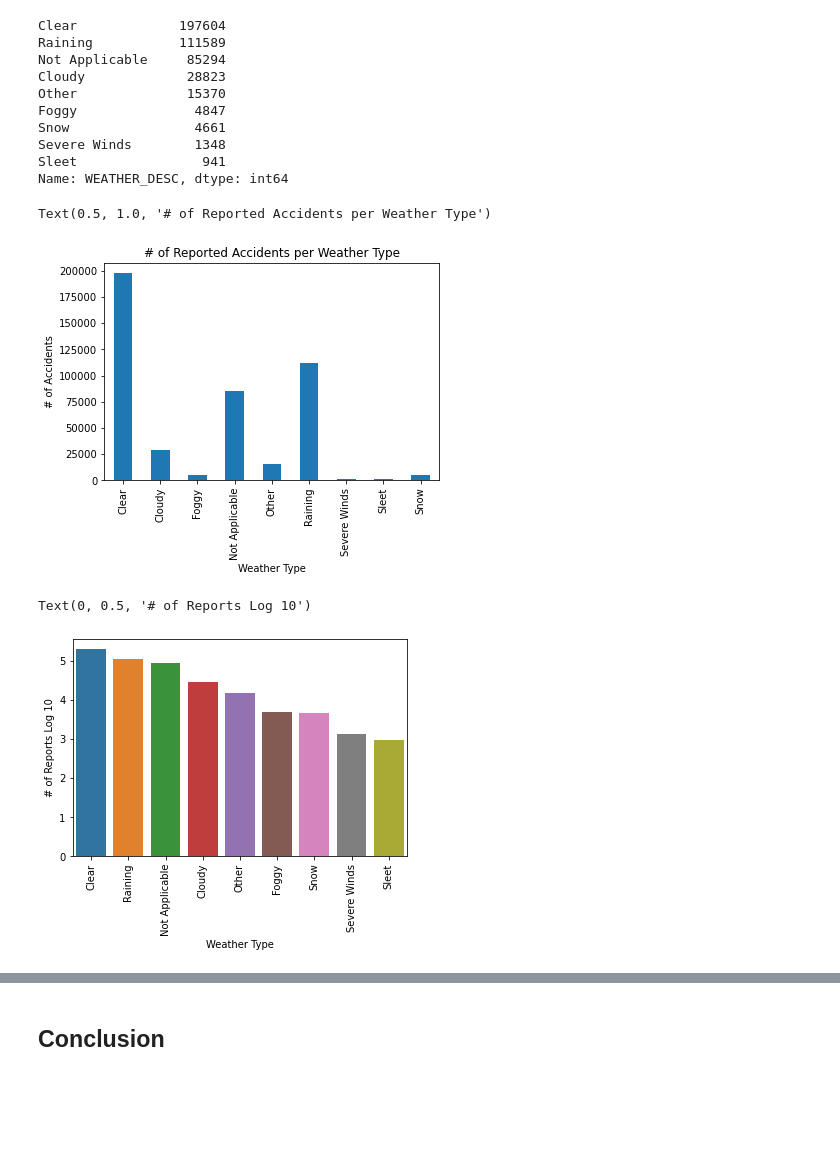
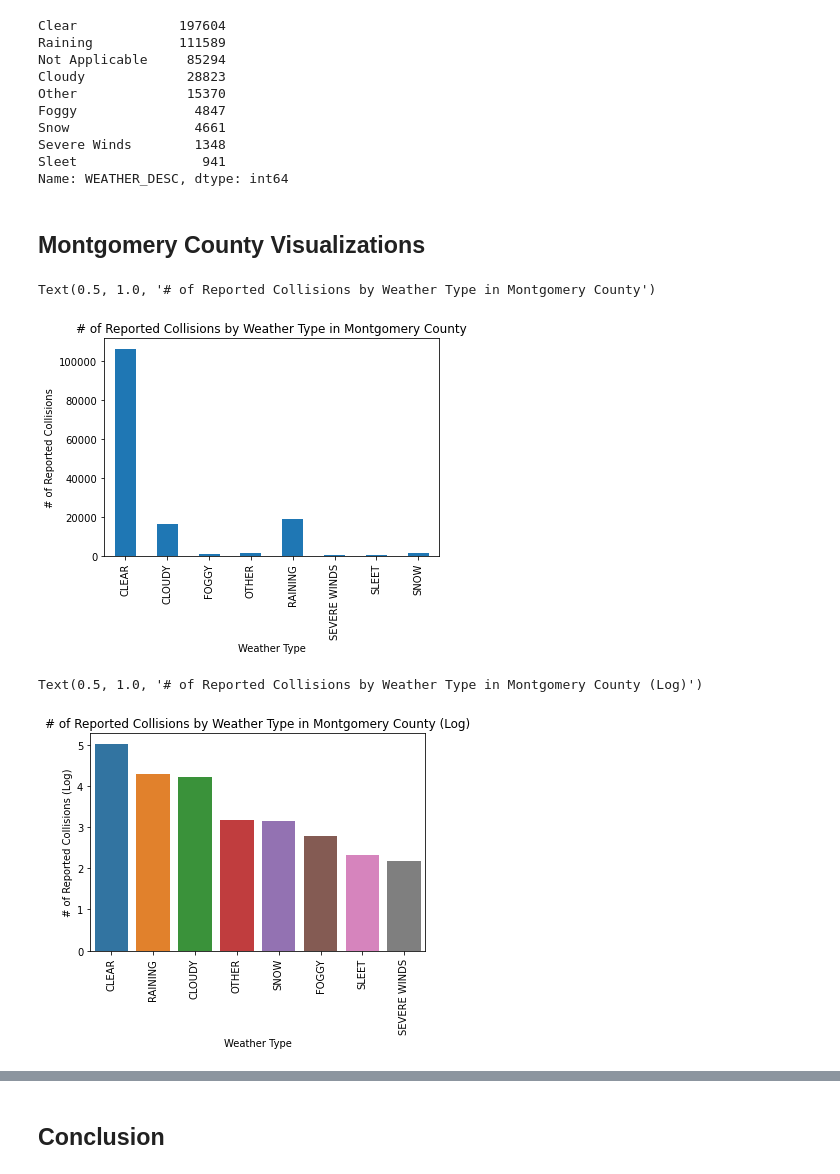
Before and after one commit to mattf4171/Montgomery-County-Collision-Analysis, a Jupyter notebook: analysis.ipynb, the cells around one changed output, grey strips where cells are left out. Saved outputs shown, nothing was run; the diff lists cells and outputs as text; code cells hidden in the pictures; blank space fills up the shorter version.

Commit message:
added new visualizations

```diff
--- a/analysis.ipynb
+++ b/analysis.ipynb
@@ -179,31 +156,30 @@ Snow                4661
 Severe Winds        1348
 Sleet                941
 Name: WEATHER_DESC, dtype: int64
+# %% [markdown]
+## Montgomery County Visualizations
 # %%
-df_state_weather = df_state[df_state['WEATHER_DESC'].notna()]
+#Graph 1: Raw Counts of Reported Accidents by Weather Type
+df_county_weather = df_county[df_county['Weather_x'].notna()]
+weatherGroups = df_county_weather.groupby("Weather_x")
+weather_Reports = weatherGroups['Report Number'].count()
 
-stateWeather = df_state_weather.groupby("WEATHER_DESC")
-
-stateWeather_Reports = stateWeather['REPORT_NO'].count()
-
-
-
-chart1 = stateWeather_Reports.plot(kind="bar", title="Accidents by Weather Type")
+chart1 = weather_Reports.plot(kind="bar", title="Accidents by Weather Type")
 chart1.set_xlabel("Weather Type")
-chart1.set_ylabel("# of Accidents")
-chart1.set_title("# of Reported Accidents per Weather Type")
+chart1.set_ylabel("# of Reported Collisions")
+chart1.set_title("# of Reported Collisions by Weather Type in Montgomery County")
 # %% [output]
-Text(0.5, 1.0, '# of Reported Accidents per Weather Type')
+Text(0.5, 1.0, '# of Reported Collisions by Weather Type in Montgomery County')
-[figure, old version]
+[figure, new version]
 # %%
-#Log Version of Graph 2
-x2 = df_state['WEATHER_DESC'].value_counts().index
-y2 = np.log10(df_state['WEATHER_DESC'].value_counts().values)
-chart = sns.barplot(x=x2,y=y2)
+#Log Version of graph1
+x1 = df_county['Weather_x'].value_counts().index
+y1 = np.log10(df_county['Weather_x'].value_counts().values)
+chart = sns.barplot(x=x1,y=y1)
 plt.xticks(rotation=90)
 plt.xlabel("Weather Type")
-plt.ylabel("# of Reports Log 10")
-plt.title("# of Reported Accidents per Weather Type")
+plt.ylabel("# of Reported Collisions (Log)")
+plt.title("# of Reported Collisions by Weather Type in Montgomery County (Log)")
 # %% [output]
-Text(0, 0.5, '# of Reports Log 10')
+Text(0.5, 1.0, '# of Reported Collisions by Weather Type in Montgomery County (Log)')
-[figure, old version]
+[figure, new version]
```
Also changed, not shown: parts of 19 cells of this notebook.
